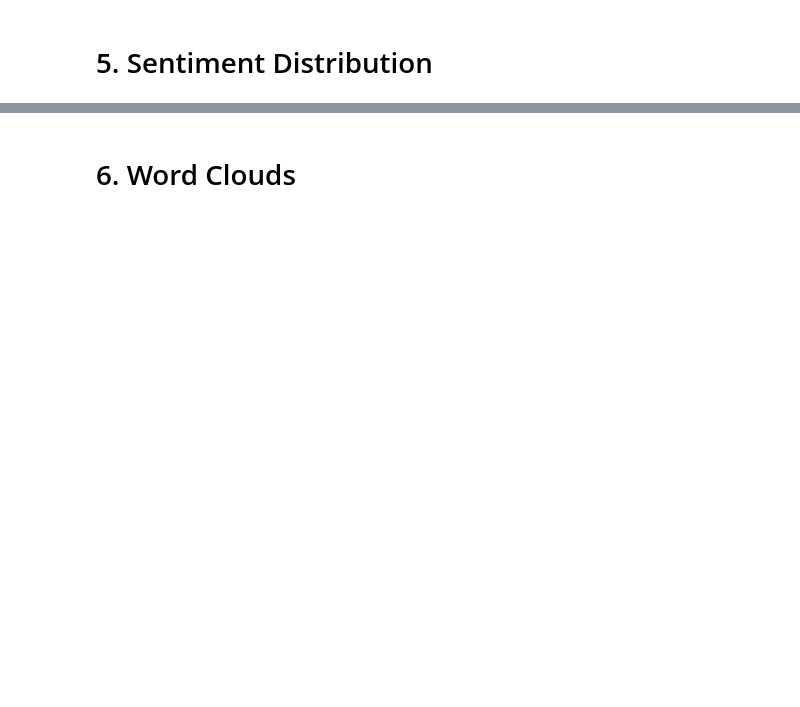
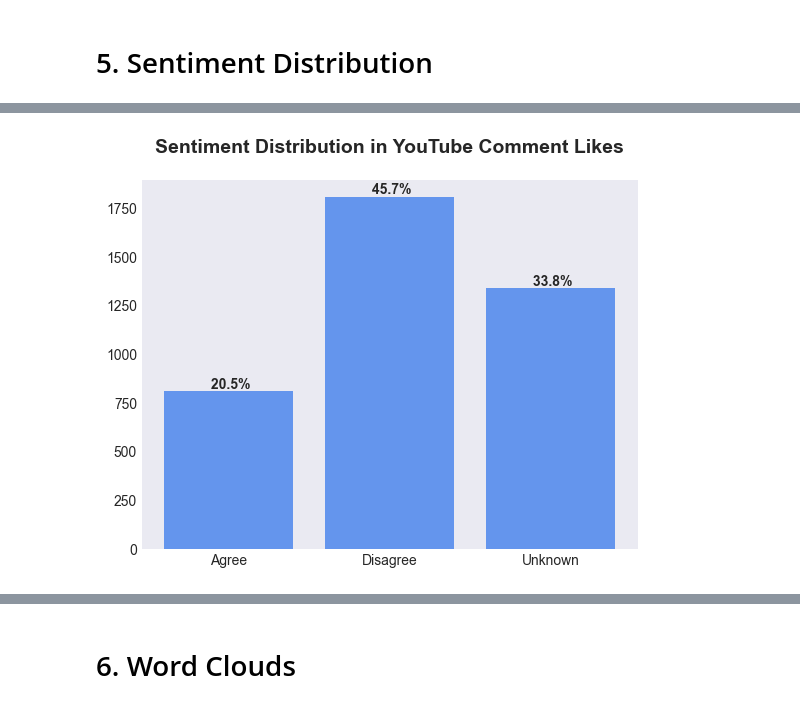
Before and after one commit to ctcastor/rugby_sentiment_analysis, a Jupyter notebook: rugby_sentiment_analysis.ipynb, the cells around one changed output, grey strips where cells are left out. Drawn from its saved outputs; the diff is of its cells as text; code cells hidden in the pictures; blank space fills up the shorter version.

```diff
--- a/rugby_sentiment_analysis.ipynb
+++ b/rugby_sentiment_analysis.ipynb
@@ -278,0 +316,7 @@ plt.show()
+# %%
+# Calculate distribution of YouTube comment likes
+like_counts = reaction_df['Like_Count'].groupby(reaction_df['Comment_Decision']).sum().sort_index()
+like_percentages = (like_counts / (reaction_df['Like_Count'].groupby(reaction_df['Comment_Decision']).sum()).sum()) * 100
+generate_distribution(like_counts, like_percentages, 'cornflowerblue', 'Sentiment Distribution in YouTube Comment Likes')
+# %% [output]
+[figure, added]
```
Also changed, not shown: parts of 17 cells of this notebook.
